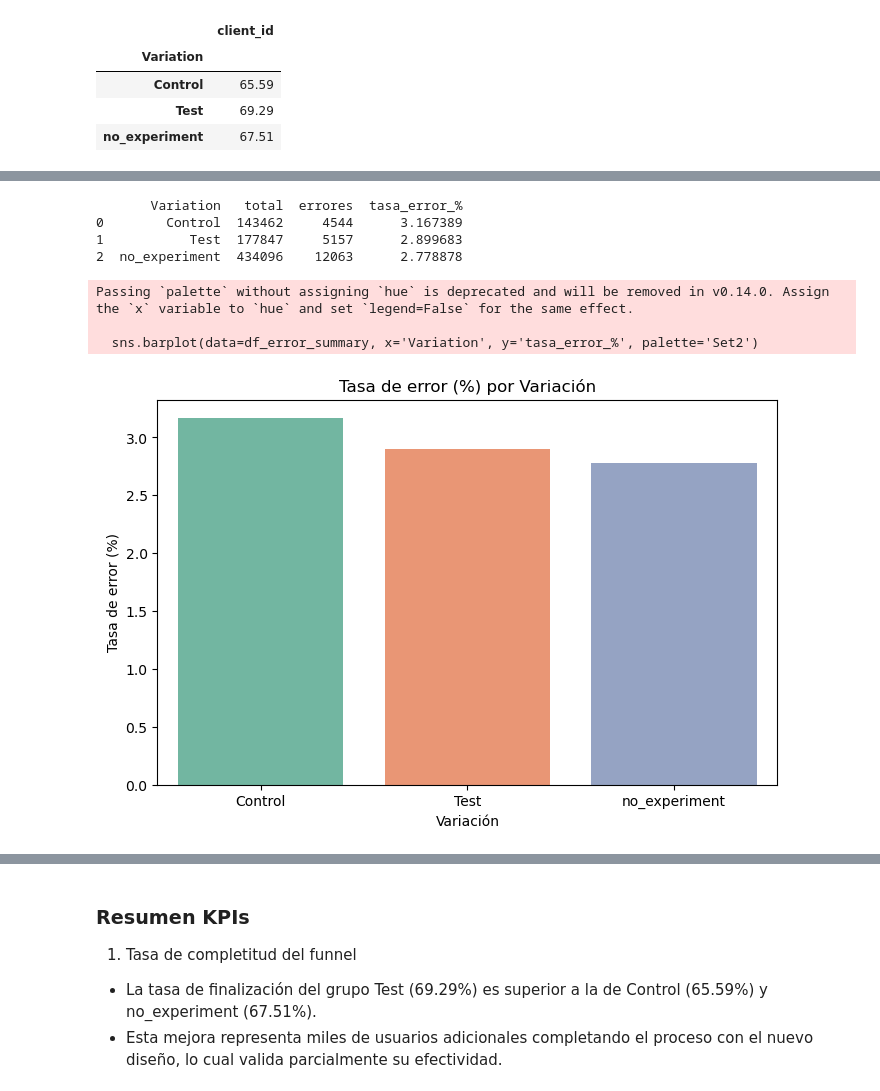
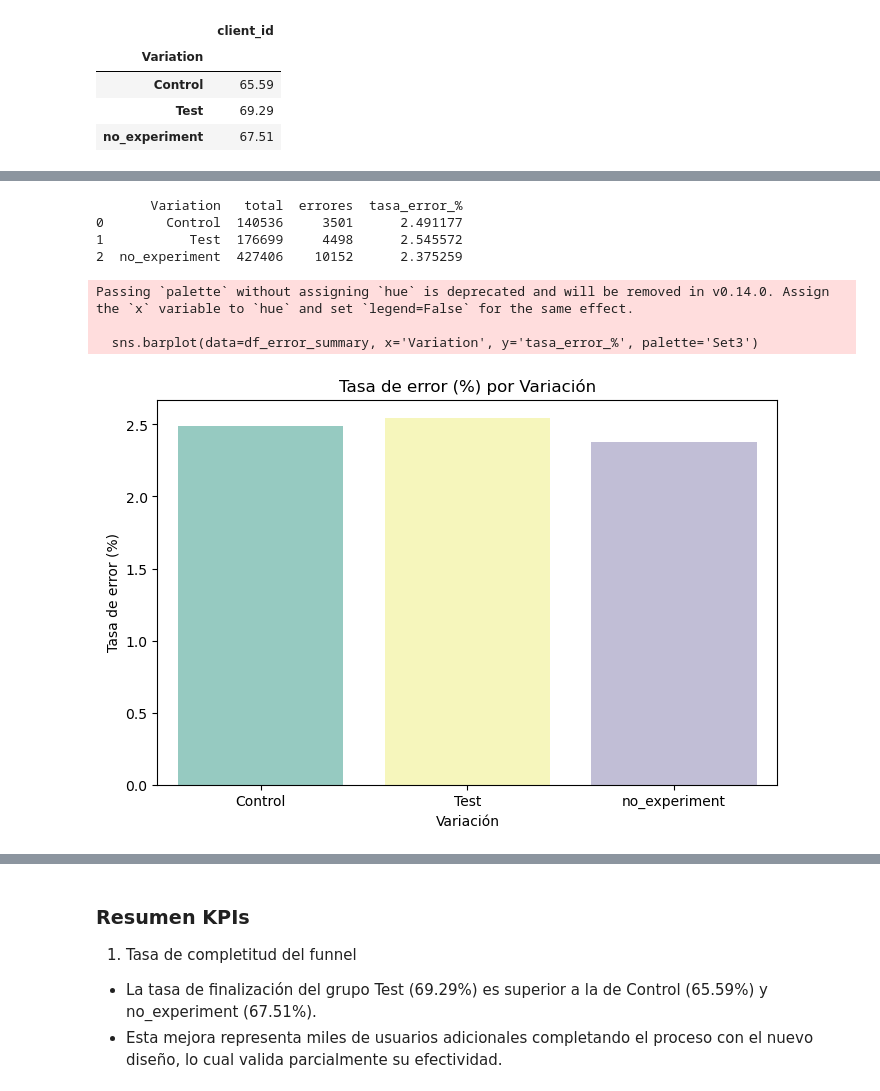
Before and after one commit to JimenezRoDA/vanguard-ab-test, a Jupyter notebook: notebooks/vanguard-ab-test.ipynb, the cells around one changed output, grey strips where cells are left out. Drawn from its saved outputs; the diff is of its cells as text; code cells hidden in the pictures.

```diff
--- a/notebooks/vanguard-ab-test.ipynb
+++ b/notebooks/vanguard-ab-test.ipynb
@@ -403,5 +418,7 @@ df_web_v.head()
 | 2 | 169 | 201385055_71273495308 | 749567106_99161211863_557568 | step_2 | 2017-04-12 20:20:31 | NaN |
 | 3 | 169 | 201385055_71273495308 | 749567106_99161211863_557568 | step_1 | 2017-04-12 20:19:45 | NaN |
 | 4 | 169 | 201385055_71273495308 | 749567106_99161211863_557568 | start | 2017-04-12 20:19:36 | NaN |
+# %%
+df_web_v = df_web_v.drop_duplicates()
 # %%
 df_web_v['Variation'] = df_web_v['Variation'].fillna('no_experiment')
@@ -782,28 +766,27 @@ Es normal que haya bastante "error" en start porque ahí se detectan reingresos,
 # %%
-# Agrupar por Variation y calcular totales, errores y tasa
 df_error_summary = df_web_sorted.groupby('Variation').agg(
     total=('client_id', 'count'),
     errores=('es_error', 'sum')
 ).reset_index()
 
 df_error_summary['tasa_error_%'] = (df_error_summary['errores'] / df_error_summary['total']) * 100
 
 print(df_error_summary)
 
-# Gráfico de barras de tasa de error por Variation
+
 plt.figure(figsize=(8,5))
-sns.barplot(data=df_error_summary, x='Variation', y='tasa_error_%', palette='Set2')
+sns.barplot(data=df_error_summary, x='Variation', y='tasa_error_%', palette='Set3')
 plt.title('Tasa de error (%) por Variación')
 plt.ylabel('Tasa de error (%)')
 plt.xlabel('Variación')
 plt.show()
 # %% [output]
        Variation   total  errores  tasa_error_%
-0        Control  143462     4544      3.167389
-1           Test  177847     5157      2.899683
-2  no_experiment  434096    12063      2.778878
+0        Control  140536     3501      2.491177
+1           Test  176699     4498      2.545572
+2  no_experiment  427406    10152      2.375259
 Passing `palette` without assigning `hue` is deprecated and will be removed in v0.14.0. Assign the `x` variable to `hue` and set `legend=False` for the same effect.
 
-  sns.barplot(data=df_error_summary, x='Variation', y='tasa_error_%', palette='Set2')
+  sns.barplot(data=df_error_summary, x='Variation', y='tasa_error_%', palette='Set3')
-[figure, old version]
+[figure, new version]
 # %%
```
Also changed, not shown: parts of 137 cells of this notebook.
